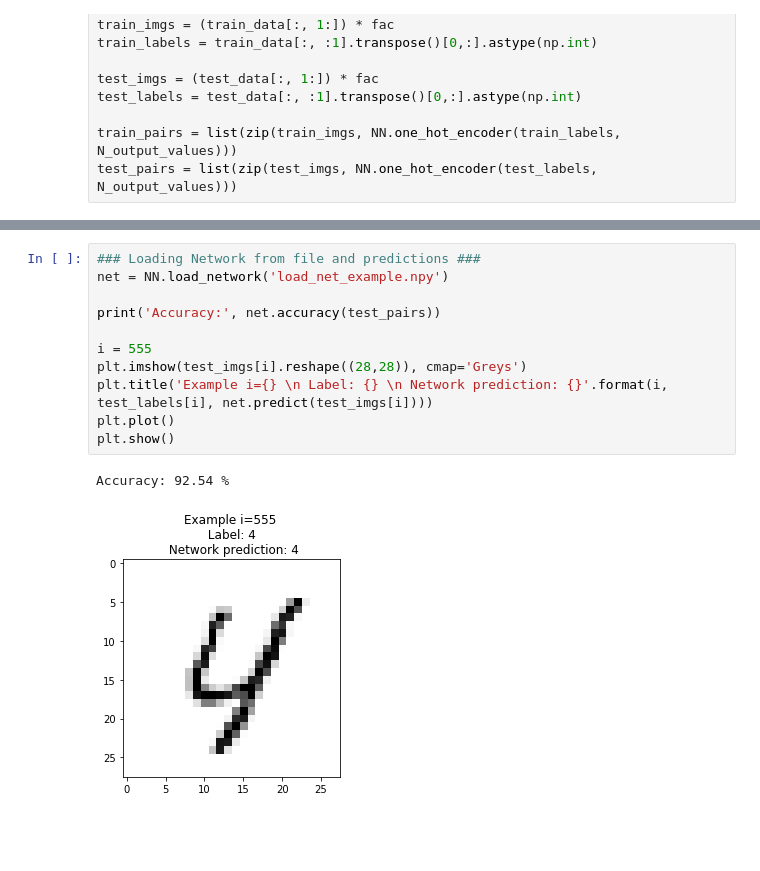
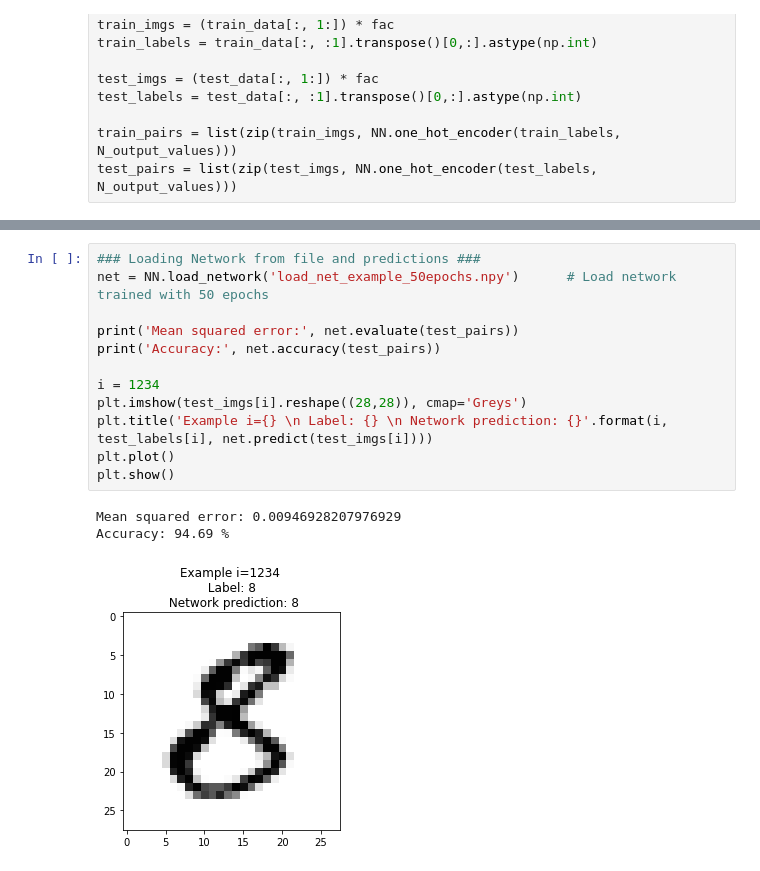
Before and after one commit to rokgm/Neural-Network, a Jupyter notebook: example.ipynb, the cells around one changed output, grey strips where cells are left out. Saved outputs shown, nothing was run; the diff lists cells and outputs as text; blank space fills up the shorter version.

Commit message:
dodal network naučen na 50 epochs

```diff
--- a/example.ipynb
+++ b/example.ipynb
@@ -41,15 +41,17 @@ Mean squared error: 0.013323455615003794
 Accuracy: 92.54 %
 # %%
 ### Loading Network from file and predictions ###
-net = NN.load_network('load_net_example.npy')
+net = NN.load_network('load_net_example_50epochs.npy')      # Load network trained with 50 epochs
 
+print('Mean squared error:', net.evaluate(test_pairs))
 print('Accuracy:', net.accuracy(test_pairs))
 
-i = 555
+i = 1234
 plt.imshow(test_imgs[i].reshape((28,28)), cmap='Greys')
 plt.title('Example i={} \n Label: {} \n Network prediction: {}'.format(i, test_labels[i], net.predict(test_imgs[i])))
 plt.plot()
 plt.show()
 # %% [output]
-Accuracy: 92.54 %
+Mean squared error: 0.00946928207976929
+Accuracy: 94.69 %
-[figure, old version]
+[figure, new version]
```
Also changed, not shown: parts of 1 cell of this notebook, 2 other files.
